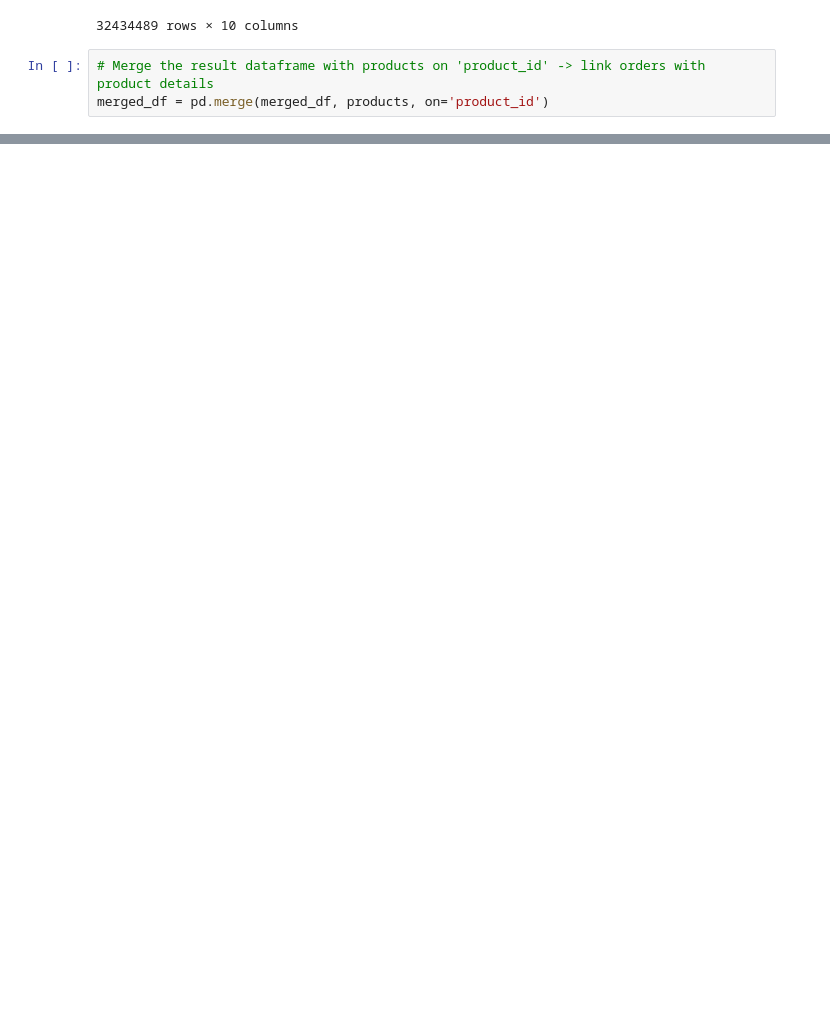
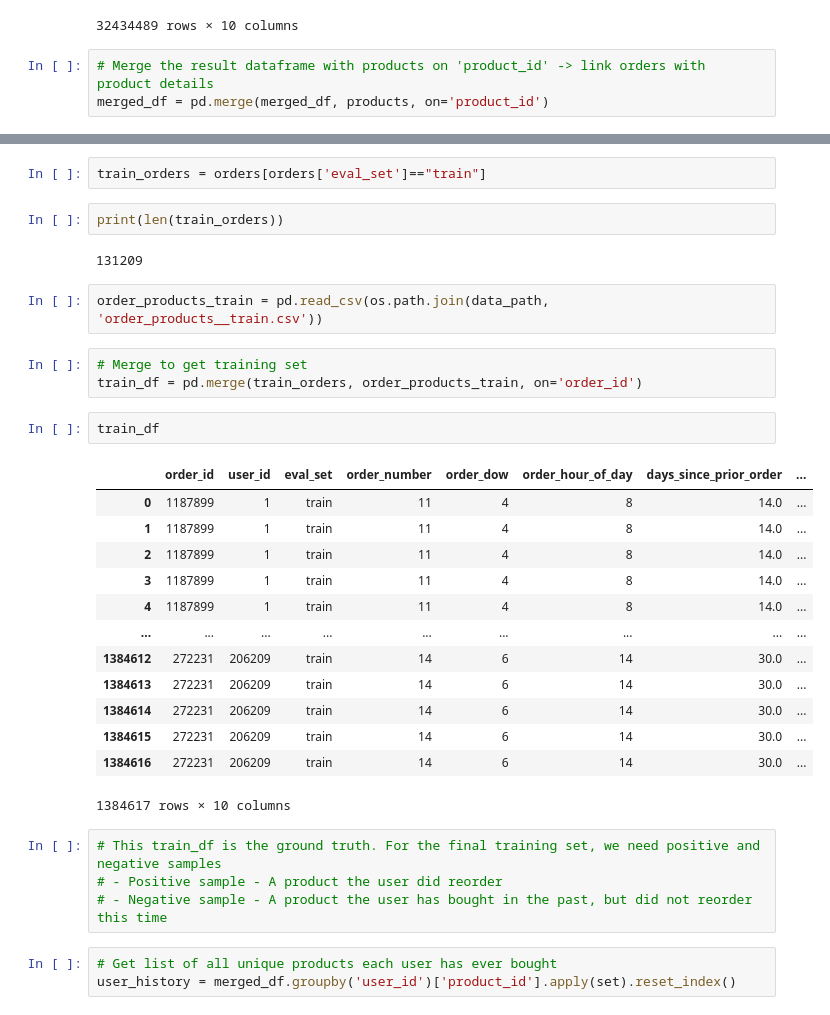
Before and after one commit to Dhyanesh18/instacart-recommender-benchmark, a Jupyter notebook: recommender-systems.ipynb, the cells around one changed output, grey strips where cells are left out. Drawn from its saved outputs; the diff is of its cells as text; blank space fills up the shorter version.

Commit message:
Data preparation complete

```diff
--- a/recommender-systems.ipynb
+++ b/recommender-systems.ipynb
@@ -129,0 +248,34 @@ merged_df = pd.merge(merged_df, products, on='product_id')
+# %%
+train_orders = orders[orders['eval_set']=="train"]
+# %%
+print(len(train_orders))
+# %% [output]
+131209
+# %%
+order_products_train = pd.read_csv(os.path.join(data_path, 'order_products__train.csv'))
+# %%
+# Merge to get training set
+train_df = pd.merge(train_orders, order_products_train, on='order_id')
+# %%
+train_df
+# %% [output]
+|  | order_id | user_id | eval_set | order_number | order_dow | order_hour_of_day | days_since_prior_order | ... |
+| 0 | 1187899 | 1 | train | 11 | 4 | 8 | 14.0 | ... |
+| 1 | 1187899 | 1 | train | 11 | 4 | 8 | 14.0 | ... |
+| 2 | 1187899 | 1 | train | 11 | 4 | 8 | 14.0 | ... |
+| 3 | 1187899 | 1 | train | 11 | 4 | 8 | 14.0 | ... |
+| 4 | 1187899 | 1 | train | 11 | 4 | 8 | 14.0 | ... |
+| ... | ... | ... | ... | ... | ... | ... | ... | ... |
+| 1384612 | 272231 | 206209 | train | 14 | 6 | 14 | 30.0 | ... |
+| 1384613 | 272231 | 206209 | train | 14 | 6 | 14 | 30.0 | ... |
+| 1384614 | 272231 | 206209 | train | 14 | 6 | 14 | 30.0 | ... |
+| 1384615 | 272231 | 206209 | train | 14 | 6 | 14 | 30.0 | ... |
+| 1384616 | 272231 | 206209 | train | 14 | 6 | 14 | 30.0 | ... |
+1384617 rows × 10 columns
+# %%
+# This train_df is the ground truth. For the final training set, we need positive and negative samples
+# - Positive sample - A product the user did reorder
+# - Negative sample - A product the user has bought in the past, but did not reorder this time
+# %%
+# Get list of all unique products each user has ever bought
+user_history = merged_df.groupby('user_id')['product_id'].apply(set).reset_index()
```
Also changed, not shown: parts of 26 cells of this notebook.
